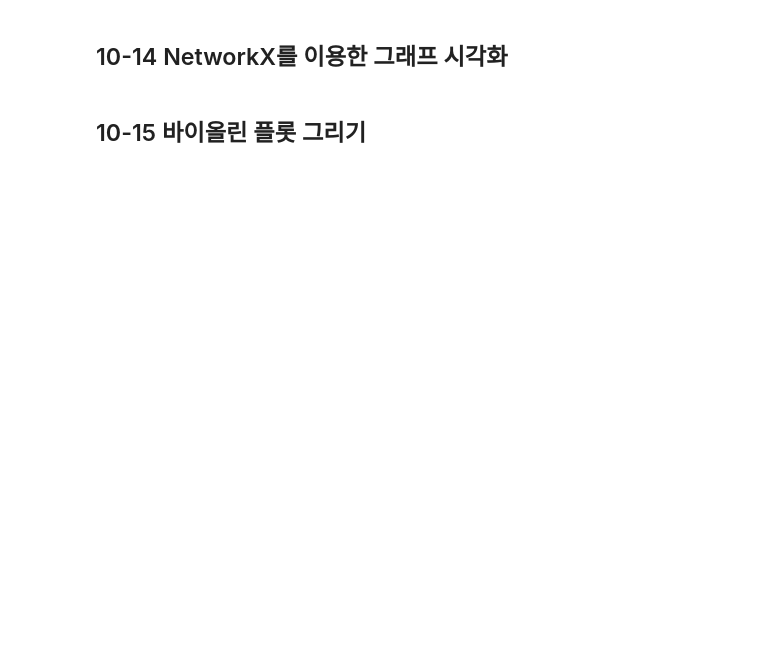
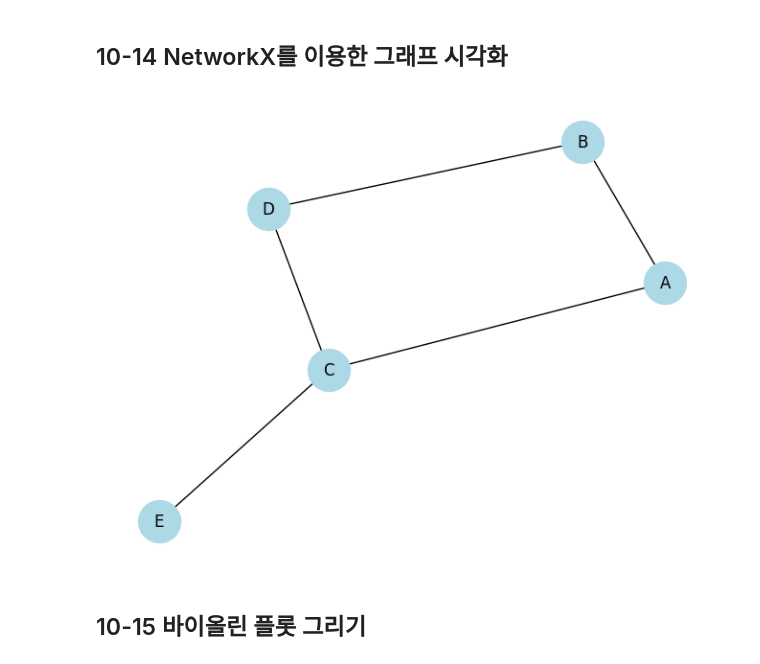
Before and after one commit to youlee203knou/Data-Analysis-with-Open-Source, a Jupyter notebook: 오픈소스_데이터_분석_10강.ipynb, the cells around one changed output. Drawn from its saved outputs; the diff is of its cells as text; code cells hidden in the pictures; blank space fills up the shorter version.

```diff
--- a/오픈소스_데이터_분석_10강.ipynb
+++ b/오픈소스_데이터_분석_10강.ipynb
@@ -331,19 +343,22 @@ map
 # %%
 import networkx as nx
 import matplotlib.pyplot as plt
 
 ## 그래프 객체 생성
 G = nx.Graph()
 
 ## 노드(정점) 추가
 G.add_nodes_from(["A", "B", "C", "D", "E"])
 
 ## 엣지(간선) 추가
 G.add_edges_from([("A", "B"), ("A", "C"), ("B", "D"), ("C", "D"), ("C", "E")])
 
 ## 그래프 시각화
+nx.draw(G, with_labels=True, node_size=1000, node_color='lightblue')
 
 plt.show()
+# %% [output]
+[figure, added]
 # %% [markdown]
 ## 10-15 바이올린 플롯 그리기
 # %%
```
Also changed, not shown: parts of 8 cells of this notebook.
